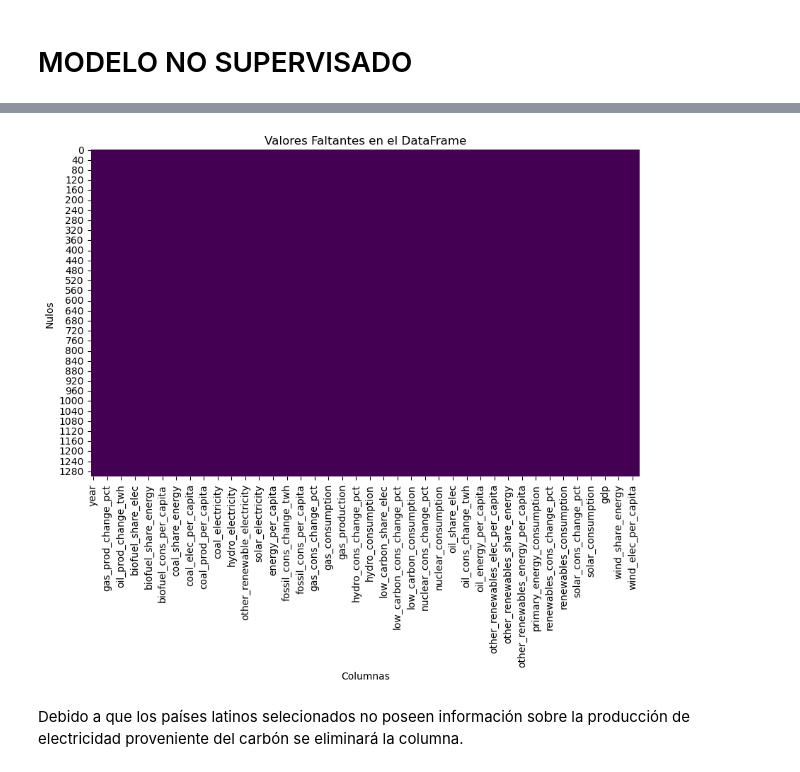
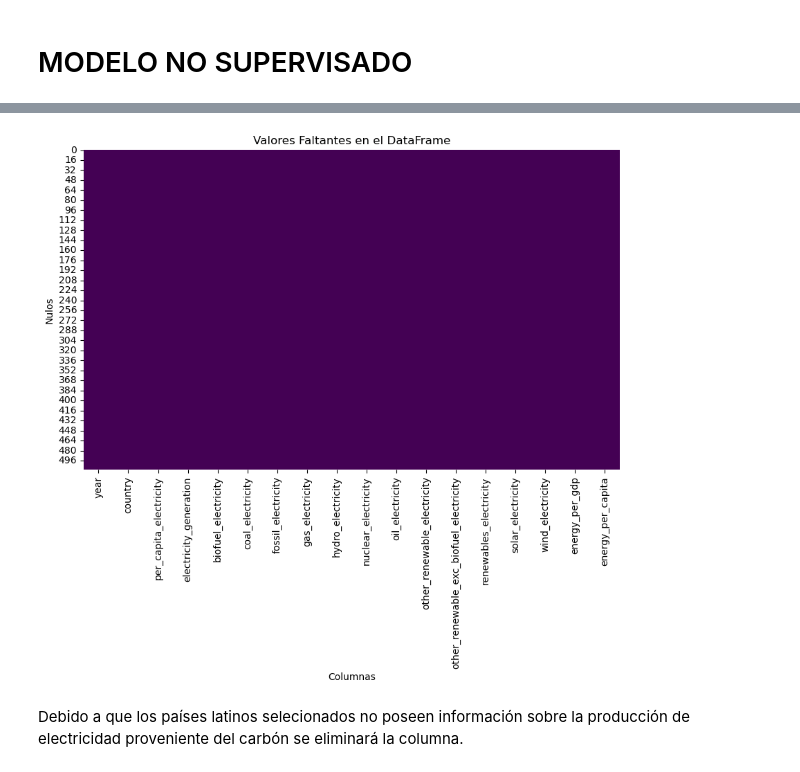
Before and after one commit to L-Ameneiro/EDA-Datasets, a Jupyter notebook: notebooks/MODELO NO SUPERVISADO consumo_energ_mundial.ipynb, the cells around one changed output, grey strips where cells are left out. Cells and saved outputs as stored; diff of their text form; code cells hidden in the pictures.

```diff
--- a/notebooks/MODELO NO SUPERVISADO consumo_energ_mundial.ipynb
+++ b/notebooks/MODELO NO SUPERVISADO consumo_energ_mundial.ipynb
@@ -64,13 +65,13 @@ dtype: int64
 # %%
 # Se visualiza los valores faltantes
 plt.figure(figsize=(10, 6))
-sns.heatmap(suram2.isnull(), cmap='viridis', cbar=False)
+sns.heatmap(electrica.isnull(), cmap='viridis', cbar=False)
 plt.title('Valores Faltantes en el DataFrame')
 plt.xlabel('Columnas')
 plt.ylabel('Nulos')
 plt.show()
 # %% [output]
-[figure, old version]
+[figure, new version]
 # %% [markdown]
 Debido a que los países latinos selecionados no poseen información sobre la producción de electricidad proveniente del carbón se eliminará la columna.
 # %%
```
Also changed, not shown: parts of 31 cells of this notebook, 6 other files.
